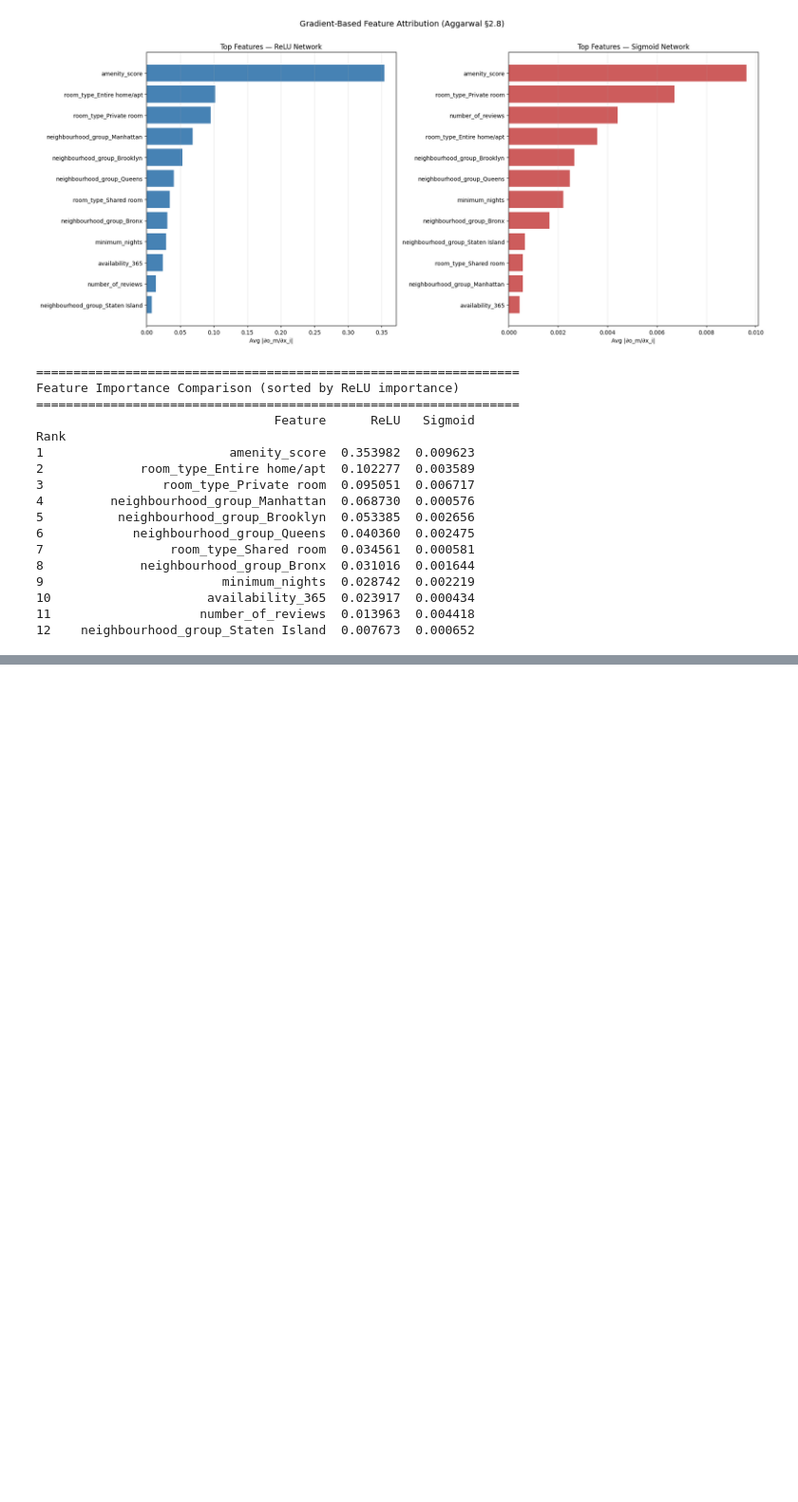
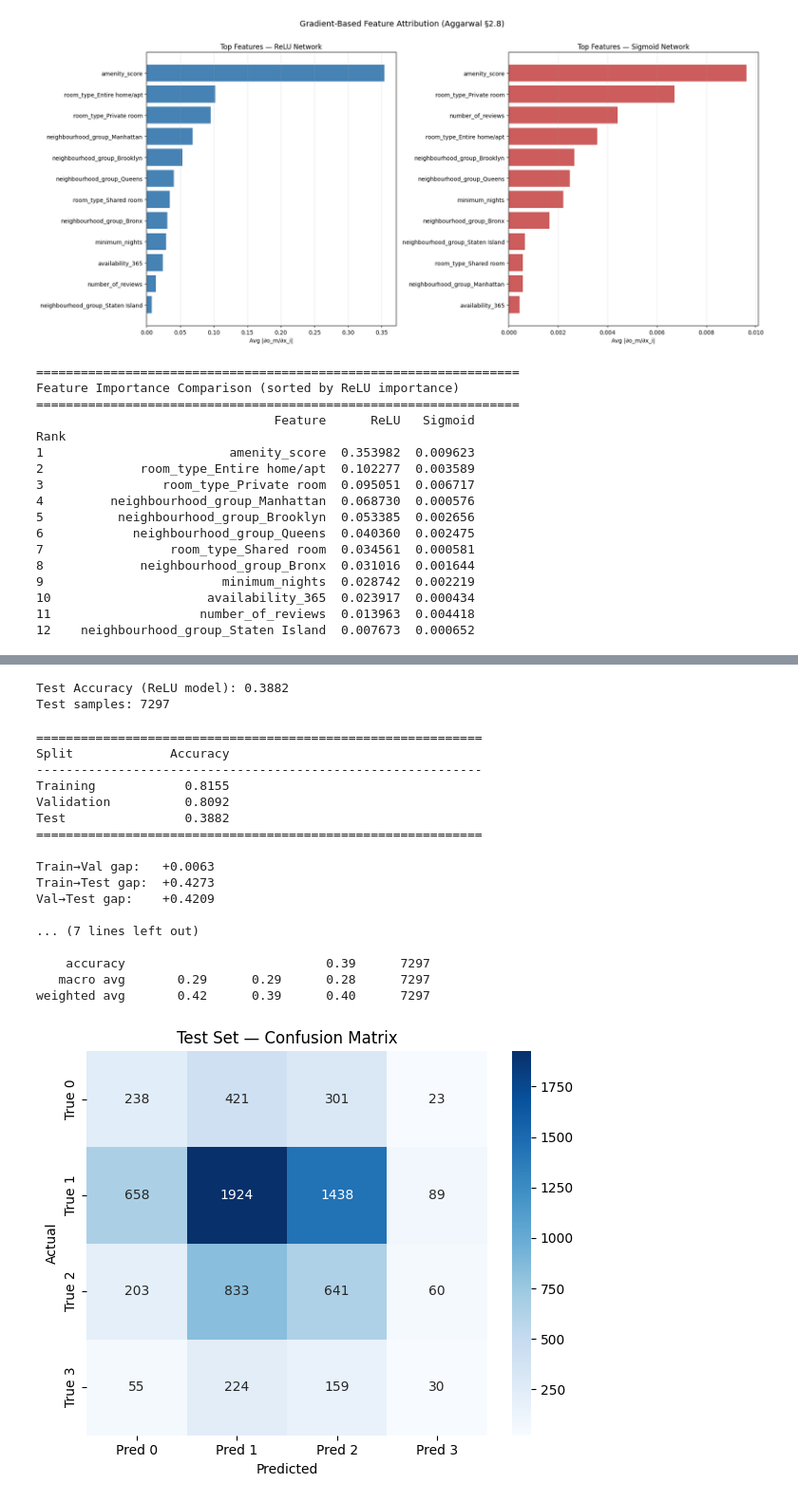
Before and after one commit to azamali9922/25280057_deeplearning_pa_1, a Jupyter notebook: part1.ipynb, the cells around one changed output, grey strips where cells are left out. Shown at 95% size. Saved outputs shown, nothing was run; the diff lists cells and outputs as text; code cells hidden in the pictures; blank space fills up the shorter version.

```diff
--- a/part1.ipynb
+++ b/part1.ipynb
@@ -996,0 +1041,76 @@ OUTPUT: Feature importance scores s ∈ R^{M0}, ranked feature list
+# %%
+# ── Evaluate on test set ──
+
+X_test = test_encoded.drop(columns=["price_class"]).values.astype(np.float64)
+y_test = test_encoded["price_class"].values.astype(int)
+
+X_test_T = X_test.T
+Y_test_oh = np.eye(num_classes)[y_test].T
+
+# forward pass with trained ReLU model
+Y_hat_test, cache_test = forward_pass(X_test_T, params_relu, relu)
+
+test_pred = np.argmax(Y_hat_test, axis=0)
+test_true = np.argmax(Y_test_oh, axis=0)
+test_acc = np.mean(test_pred == test_true)
+
+print(f"Test Accuracy (ReLU model): {test_acc:.4f}")
+print(f"Test samples: {X_test.shape[0]}")
+# %% [output]
+Test Accuracy (ReLU model): 0.3882
+Test samples: 7297
+# %%
+# ── Train vs Validation vs Test comparison ──
+
+from sklearn.metrics import classification_report, confusion_matrix
+
+train_acc_final = history_relu['train_acc'][-1]
+val_acc_final   = history_relu['val_acc'][-1]
+
+print("=" * 60)
+print(f"{'Split':<15} {'Accuracy':>10}")
+print("-" * 60)
+print(f"{'Training':<15} {train_acc_final:>10.4f}")
+print(f"{'Validation':<15} {val_acc_final:>10.4f}")
+print(f"{'Test':<15} {test_acc:>10.4f}")
+print("=" * 60)
+
+print(f"\nTrain→Val gap:   {train_acc_final - val_acc_final:+.4f}")
+print(f"Train→Test gap:  {train_acc_final - test_acc:+.4f}")
+print(f"Val→Test gap:    {val_acc_final - test_acc:+.4f}")
+
+# per-class breakdown on test
+print("\n--- Per-Class Test Results ---")
+print(classification_report(test_true, test_pred,
+                            target_names=[f"Class {i}" for i in range(num_classes)]))
+
+# confusion matrix
+cm = confusion_matrix(test_true, test_pred)
+plt.figure(figsize=(6, 5))
+sns.heatmap(cm, annot=True, fmt='d', cmap='Blues',
+            xticklabels=[f"Pred {i}" for i in range(num_classes)],
+            yticklabels=[f"True {i}" for i in range(num_classes)])
+plt.title("Test Set — Confusion Matrix")
+plt.ylabel("Actual")
+plt.xlabel("Predicted")
+plt.tight_layout()
+plt.show()
+# %% [output]
+============================================================
+Split             Accuracy
+------------------------------------------------------------
+Training            0.8155
+Validation          0.8092
+Test                0.3882
+============================================================
+
+Train→Val gap:   +0.0063
+Train→Test gap:  +0.4273
+Val→Test gap:    +0.4209
+
+... (7 lines left out)
+
+    accuracy                           0.39      7297
+   macro avg       0.29      0.29      0.28      7297
+weighted avg       0.42      0.39      0.40      7297
+[figure, added]
```
Also changed, not shown: parts of 11 cells of this notebook, 4 other files.
